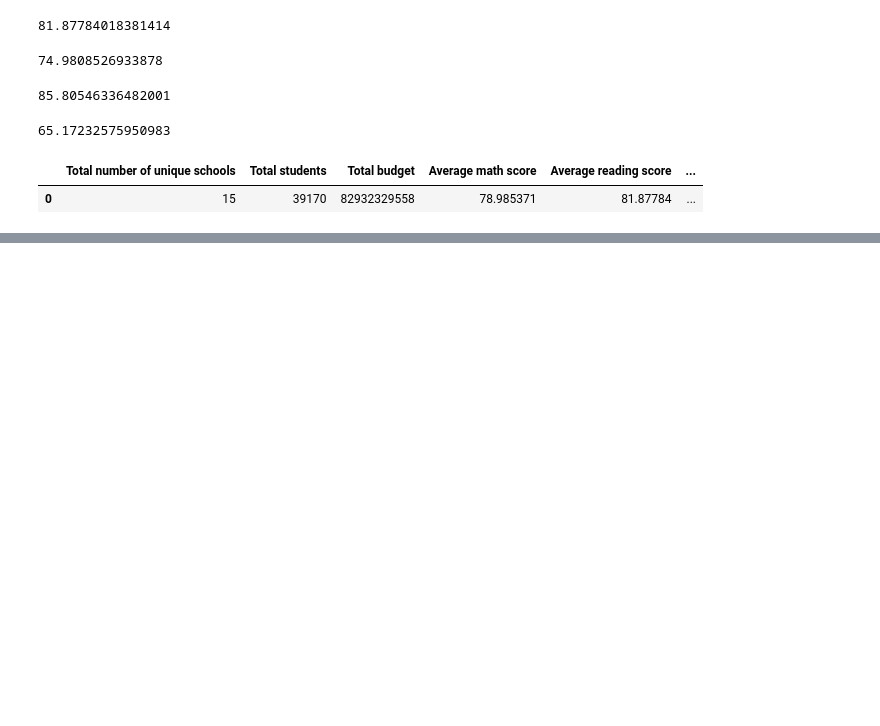
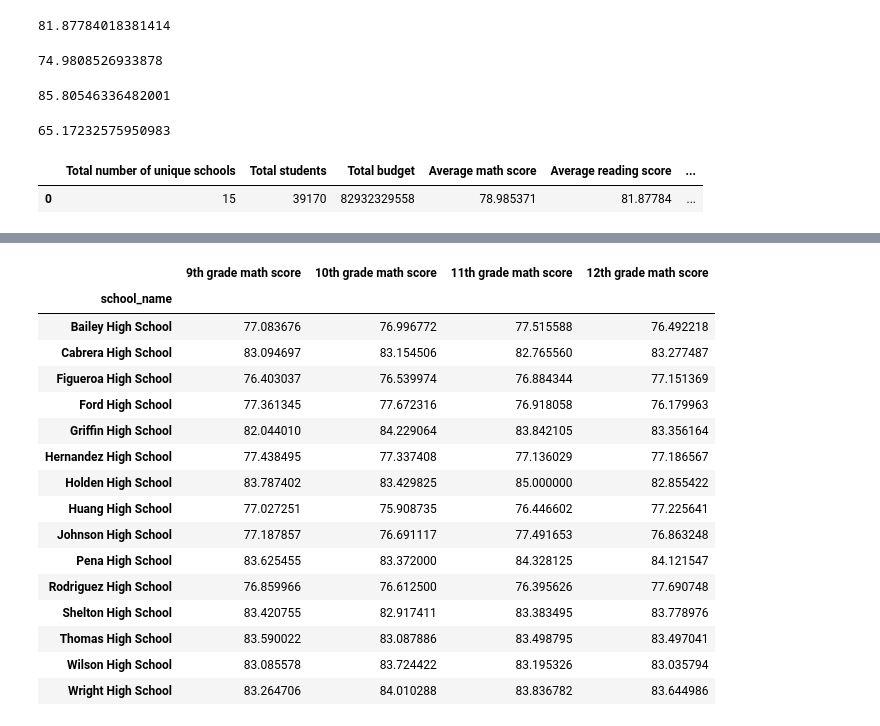
Before and after one commit to ssalinas619/pandas-challenge, a Jupyter notebook: PyCitySchools/pandas-challenge.ipynb, the cells around one changed output, grey strips where cells are left out. Cells and saved outputs as stored; diff of their text form; code cells hidden in the pictures; blank space fills up the shorter version.

```diff
--- a/PyCitySchools/pandas-challenge.ipynb
+++ b/PyCitySchools/pandas-challenge.ipynb
@@ -110,6 +110,3 @@ district_summary
 # %%
 #school name
 #defined already in original data
-# %%
-#school type
-school_types = merge_df.set_index(["school_name"])["type"]
@@ -197,0 +367,44 @@ bottom_schools.head()
+# %%
+#sepereate data by grade
+ninth_graders = merge_df[(merge_df["grade"] == "9th")]
+tenth_graders = merge_df[(merge_df["grade"] == "10th")]
+eleventh_graders = merge_df[(merge_df["grade"] == "11th")]
+twelfth_graders = merge_df[(merge_df["grade"] == "12th")]
+
+# Group by "school_name" and take the mean of each.
+ninth_graders_scores = ninth_graders.groupby(["school_name"]).mean()
+tenth_graders_scores = tenth_graders.groupby(["school_name"]).mean()
+eleventh_graders_scores = eleventh_graders.groupby(["school_name"]).mean()
+twelfth_graders_scores = twelfth_graders.groupby(["school_name"]).mean()
+# %%
+#list the average math score
+#for students of each grade level (9th, 10th, 11th, 12th) at each school
+ninth_grader_math_scores = ninth_graders_scores["math_score"]
+tenth_grader_math_scores = tenth_graders_scores["math_score"]
+eleventh_grader_math_scores = eleventh_graders_scores["math_score"]
+twelfth_grader_math_scores = twelfth_graders_scores["math_score"]
+# %%
+#create dataframe with math scores by grade
+math_summary = pd.DataFrame({"9th grade math score": ninth_grader_math_scores,
+                              "10th grade math score": tenth_grader_math_scores,
+                              "11th grade math score": eleventh_grader_math_scores,
+                              "12th grade math score": twelfth_grader_math_scores})
+math_summary
+# %% [output]
+|  | 9th grade math score | 10th grade math score | 11th grade math score | 12th grade math score |
+| school_name |  |  |  |  |
+| Bailey High School | 77.083676 | 76.996772 | 77.515588 | 76.492218 |
+| Cabrera High School | 83.094697 | 83.154506 | 82.765560 | 83.277487 |
+| Figueroa High School | 76.403037 | 76.539974 | 76.884344 | 77.151369 |
+| Ford High School | 77.361345 | 77.672316 | 76.918058 | 76.179963 |
+| Griffin High School | 82.044010 | 84.229064 | 83.842105 | 83.356164 |
+| Hernandez High School | 77.438495 | 77.337408 | 77.136029 | 77.186567 |
+| Holden High School | 83.787402 | 83.429825 | 85.000000 | 82.855422 |
+| Huang High School | 77.027251 | 75.908735 | 76.446602 | 77.225641 |
+| Johnson High School | 77.187857 | 76.691117 | 77.491653 | 76.863248 |
+| Pena High School | 83.625455 | 83.372000 | 84.328125 | 84.121547 |
+| Rodriguez High School | 76.859966 | 76.612500 | 76.395626 | 77.690748 |
+| Shelton High School | 83.420755 | 82.917411 | 83.383495 | 83.778976 |
+| Thomas High School | 83.590022 | 83.087886 | 83.498795 | 83.497041 |
+| Wilson High School | 83.085578 | 83.724422 | 83.195326 | 83.035794 |
+| Wright High School | 83.264706 | 84.010288 | 83.836782 | 83.644986 |
```
Also changed, not shown: parts of 38 cells of this notebook.
